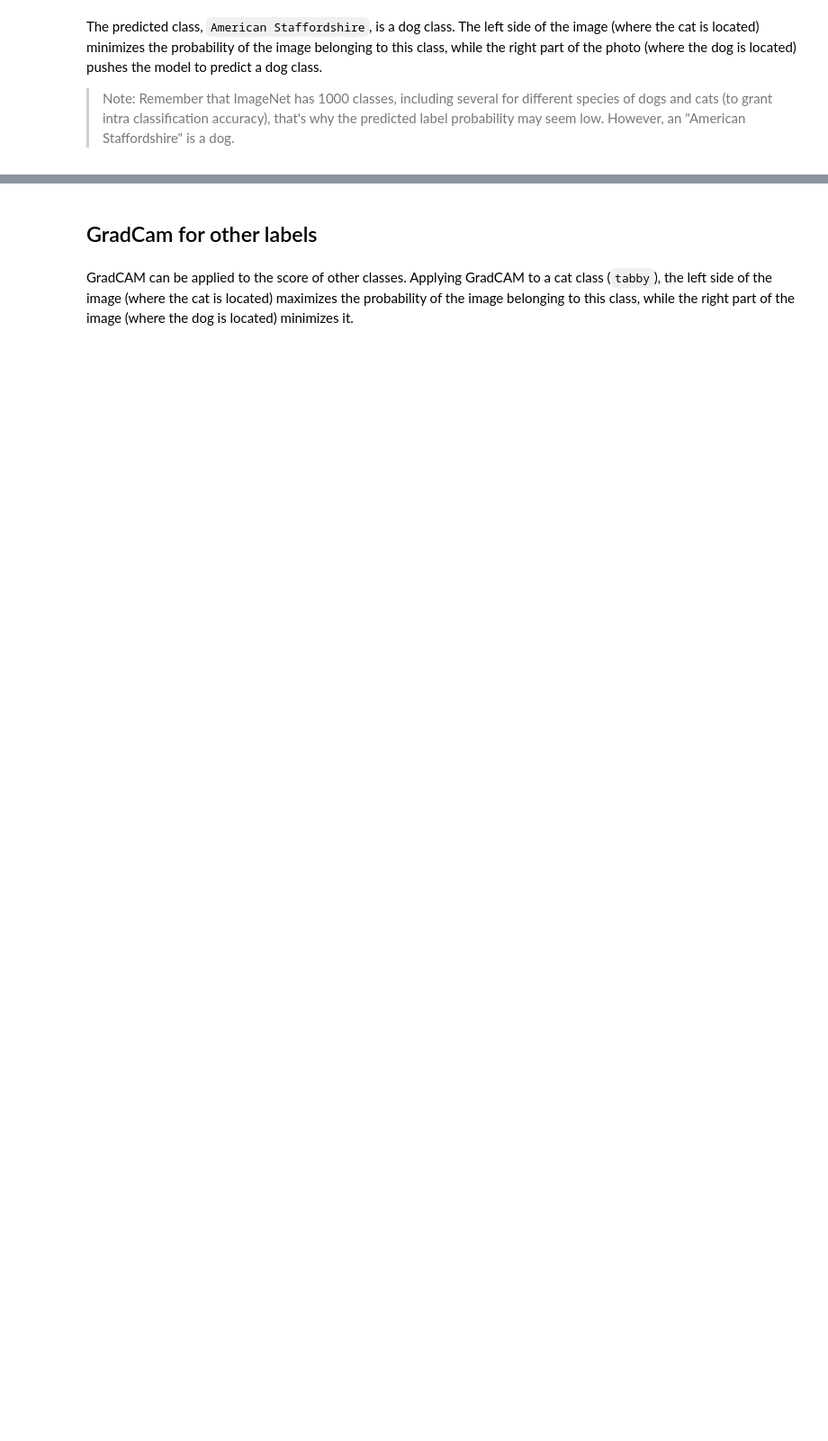
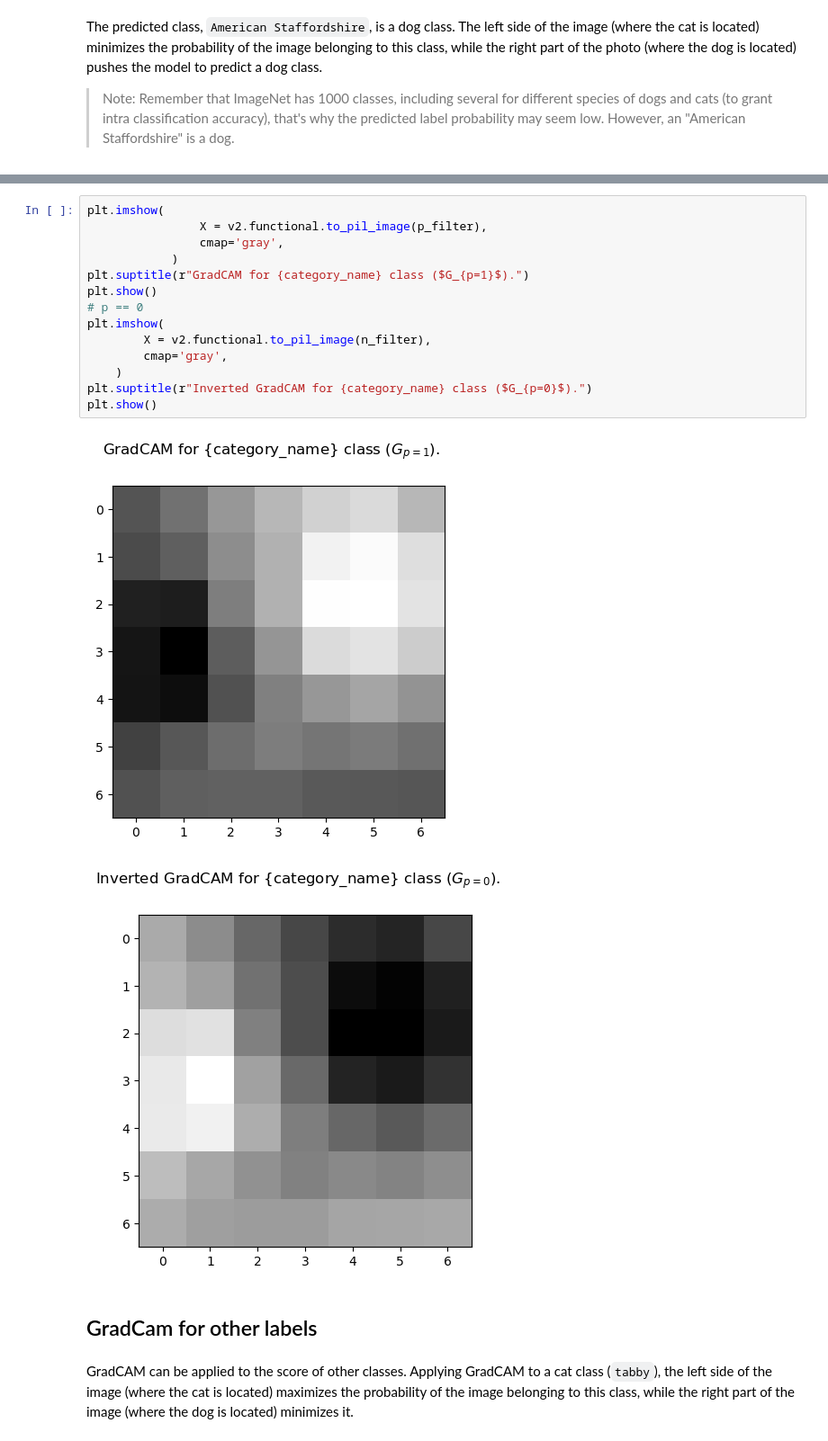
Before and after one commit to Palenchuekla/TFG, a Jupyter notebook: code/justify_example.ipynb, the cells around one changed output, grey strips where cells are left out. Shown at 90% size. Drawn from its saved outputs; the diff is of its cells as text; blank space fills up the shorter version.

```diff
--- a/code/justify_example.ipynb
+++ b/code/justify_example.ipynb
@@ -89,3 +93,20 @@ The predicted class, `American Staffordshire`, is a dog class. The left side of
+# %%
+plt.imshow(
+                X = v2.functional.to_pil_image(p_filter),
+                cmap='gray',
+            )
+plt.suptitle(r"GradCAM for {category_name} class ($G_{p=1}$).")
+plt.show()
+# p == 0
+plt.imshow(
+        X = v2.functional.to_pil_image(n_filter),
+        cmap='gray',
+    )
+plt.suptitle(r"Inverted GradCAM for {category_name} class ($G_{p=0}$).")
+plt.show()
+# %% [output]
+[figure, added]
+[figure, added]
 # %% [markdown]
 ## GradCam for other labels
 # %% [markdown]
```
Also changed, not shown: parts of 7 cells of this notebook.
